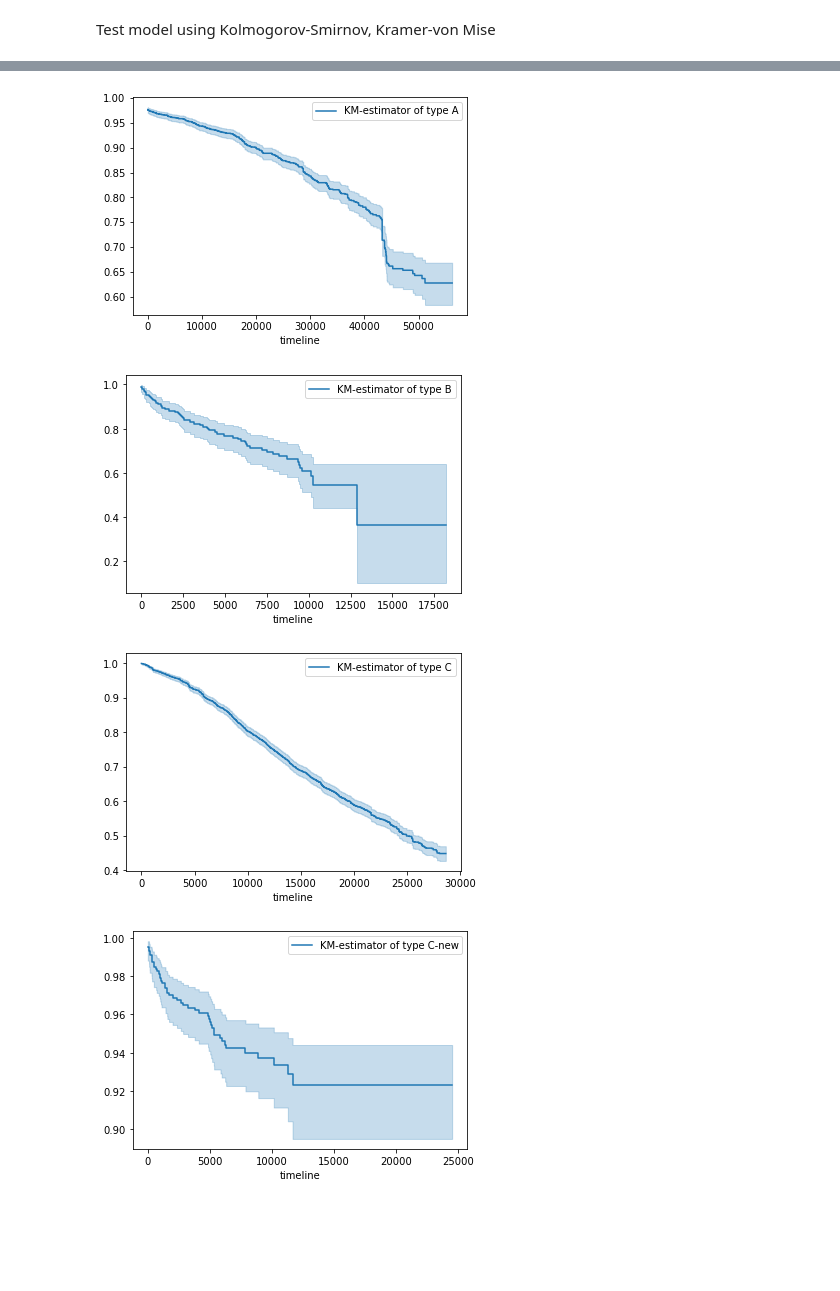
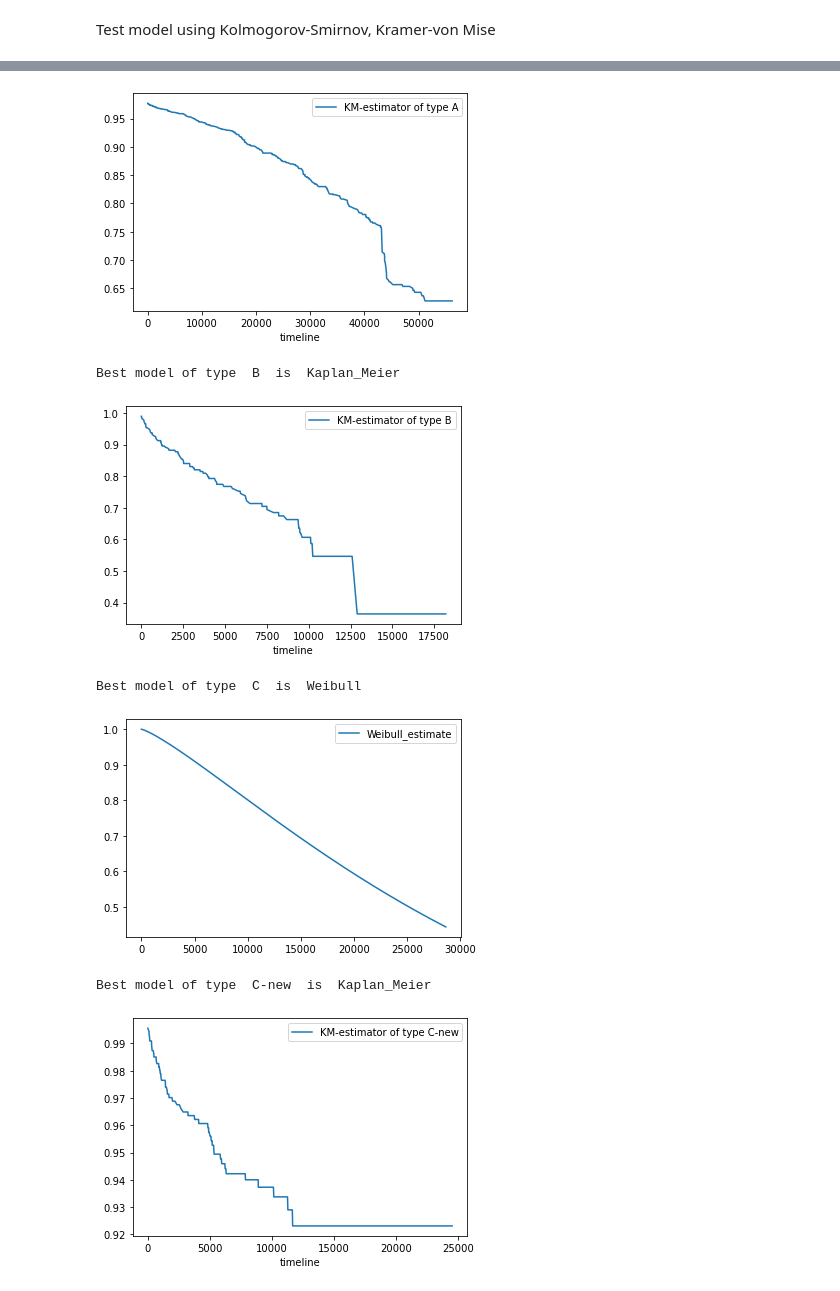
Before and after one commit to nghi-truyen/Flight-Data-Analysis, a Jupyter notebook: FlightDataAnalysis.ipynb, the cells around one changed output, grey strips where cells are left out. Saved outputs shown, nothing was run; the diff lists cells and outputs as text; code cells hidden in the pictures; blank space fills up the shorter version.

Commit message:
add comments for best model

```diff
--- a/FlightDataAnalysis.ipynb
+++ b/FlightDataAnalysis.ipynb
@@ -216,7 +216,7 @@ def weib_R(x, alpha, beta):
     return np.exp(-np.power(x/alpha, beta))
 
 def expo_R(x, lamb):
-    return np.exp(-lamb*x)
+    return np.exp(-1/lamb*x)
 
 def lognor_R(x, mu, std):
     return 1-lognorm.cdf(x,std)
@@ -296,11 +296,11 @@ def CVMtest(kap_meier, R, **args):
     p_valeur = cvm_unif(n).sf(stat)
     return stat, p_valeur
 # %%
-def best_model(typ,model_name=parametric_models): # this function returns the best model and model name.
+def best_model(typ,model_name=parametric_models): # this function returns name of the best model and the best model.
     m_KM = KMF(typ)
     m_Exp, m_Weib, m_LogN = models(typ)
     m_ = [m_Exp, m_Weib, m_LogN]
-    p_valeurs = [CVMtest(m_KM,expo_R,lamb=m_Exp.lambda_),CVMtest(m_KM,weib_R,alpha=m_Weib.lambda_,beta=m_Weib.rho_),CVMtest(m_KM,lognor_R,mu=m_LogN.mu_,std=m_LogN.sigma_)]
+    p_valeurs = [CVMtest(m_KM,expo_R,lamb=m_Exp.lambda_)[1],CVMtest(m_KM,weib_R,alpha=m_Weib.lambda_,beta=m_Weib.rho_)[1],CVMtest(m_KM,lognor_R,mu=m_LogN.mu_,std=m_LogN.sigma_)[1]]
     index_best_pvaleur = np.argmax(p_valeurs)
     if index_best_pvaleur >= 0.05:
         return model_name[index_best_pvaleur],m_[index_best_pvaleur]
@@ -312,6 +312,7 @@ for typ in types:
     best_models[typ] = best_model(typ)
 # %%
 for typ in types:
-    best_models[typ][1].plot()
+    print("Best model of type ",typ, " is ", best_models[typ][0])
+    best_models[typ][1].survival_function_.plot()
     plt.show()
 # %% [output]
@@ -318,4 +320,7 @@ for typ in types:
-[figure, old version]
+[figure, new version]
+Best model of type  B  is  Kaplan_Meier
-[figure, old version]
+[figure, new version]
+Best model of type  C  is  Weibull
-[figure, old version]
+[figure, new version]
+Best model of type  C-new  is  Kaplan_Meier
-[figure, old version]
+[figure, new version]
```
Also changed, not shown: parts of 8 cells of this notebook.
